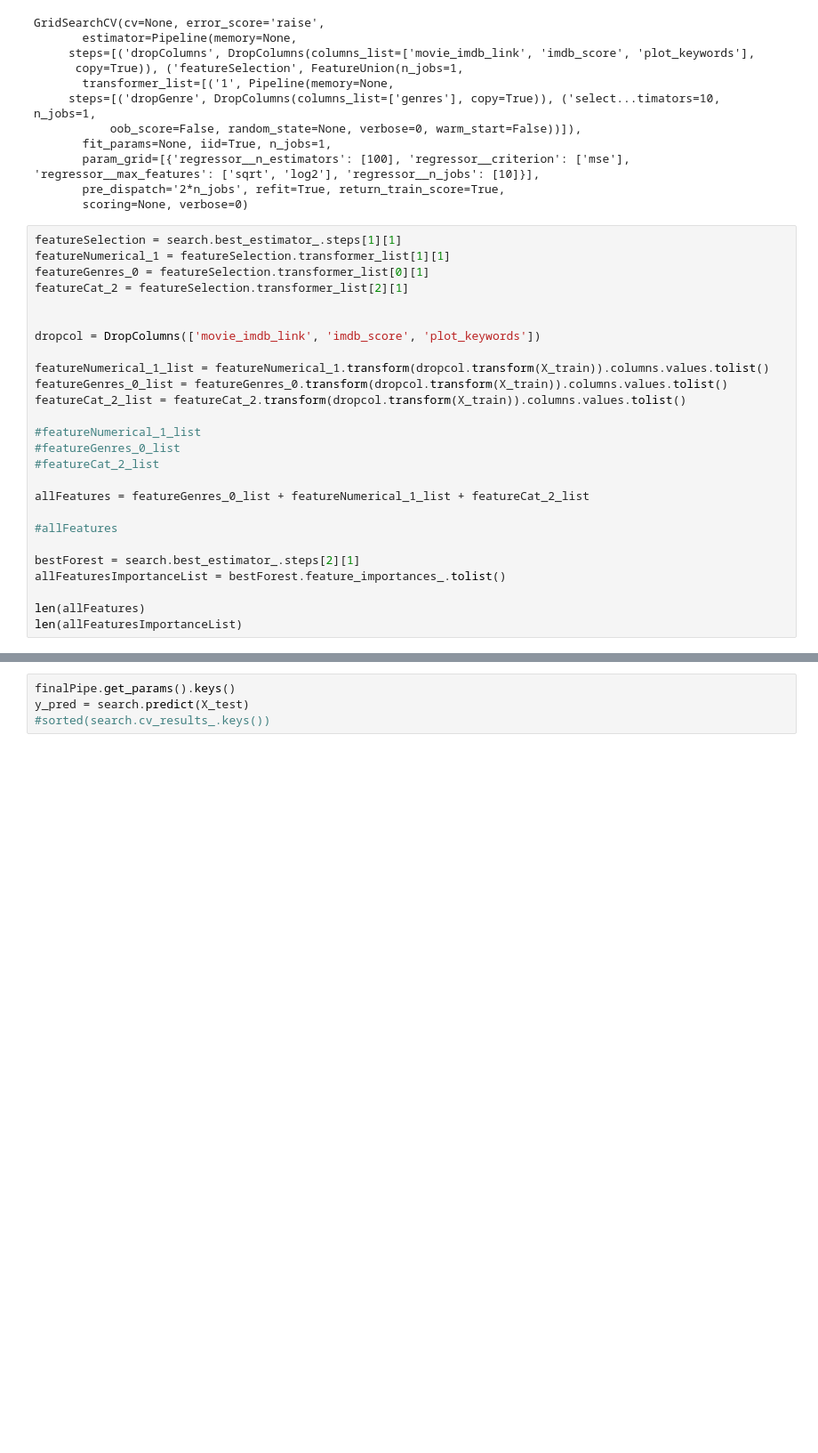
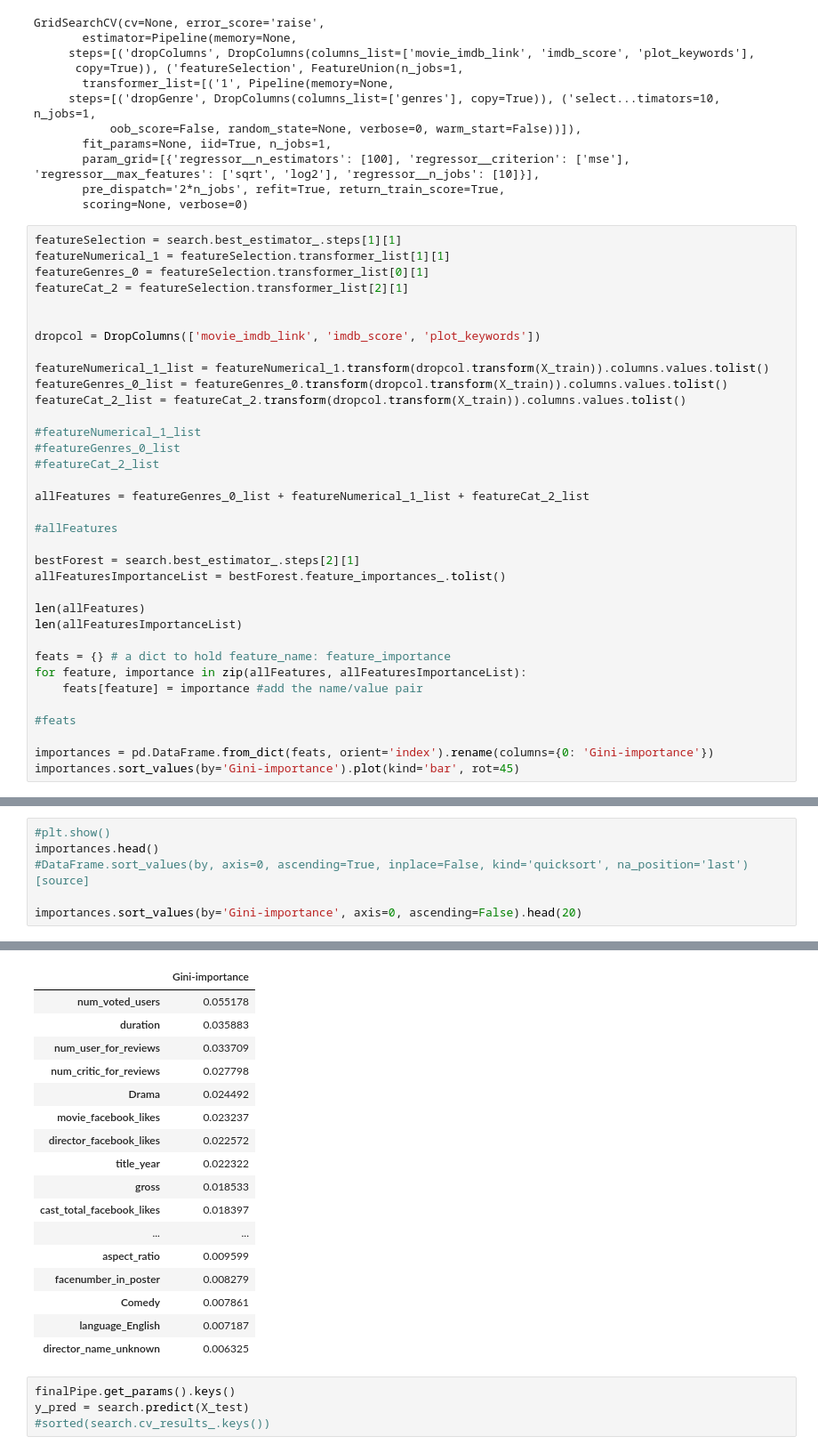
Before and after one commit to Jodahr/ImdbMovies, a Jupyter notebook: Untitled.ipynb, the cells around one changed output, grey strips where cells are left out. Shown: that part at 89% size. Saved outputs shown, nothing was run; the diff lists cells and outputs as text; blank space fills up the shorter version.

Commit message:
feature importance

```diff
--- a/Untitled.ipynb
+++ b/Untitled.ipynb
@@ -356,6 +356,15 @@ allFeaturesImportanceList = bestForest.feature_importances_.tolist()
 
 len(allFeatures)
 len(allFeaturesImportanceList)
+
+feats = {} # a dict to hold feature_name: feature_importance
+for feature, importance in zip(allFeatures, allFeaturesImportanceList):
+    feats[feature] = importance #add the name/value pair
+
+#feats
+
+importances = pd.DataFrame.from_dict(feats, orient='index').rename(columns={0: 'Gini-importance'})
+importances.sort_values(by='Gini-importance').plot(kind='bar', rot=45)
 # %% [output]
 0
 0
@@ -363,0 +374,7 @@ len(allFeaturesImportanceList)
+# %%
+#plt.show()
+importances.head()
+#DataFrame.sort_values(by, axis=0, ascending=True, inplace=False, kind='quicksort', na_position='last')[source]
+
+importances.sort_values(by='Gini-importance', axis=0, ascending=False).head(20)
+# %% [output]
@@ -364,3 +387,20 @@ len(allFeaturesImportanceList)
+|  | Gini-importance |
+| num_voted_users | 0.055178 |
+| duration | 0.035883 |
+| num_user_for_reviews | 0.033709 |
+| num_critic_for_reviews | 0.027798 |
+| Drama | 0.024492 |
+| movie_facebook_likes | 0.023237 |
+| director_facebook_likes | 0.022572 |
+| title_year | 0.022322 |
+| gross | 0.018533 |
+| cast_total_facebook_likes | 0.018397 |
+| ... | ... |
+| aspect_ratio | 0.009599 |
+| facenumber_in_poster | 0.008279 |
+| Comedy | 0.007861 |
+| language_English | 0.007187 |
+| director_name_unknown | 0.006325 |
 # %%
 finalPipe.get_params().keys()
 y_pred = search.predict(X_test)
```
Also changed, not shown: parts of 2 cells of this notebook.
